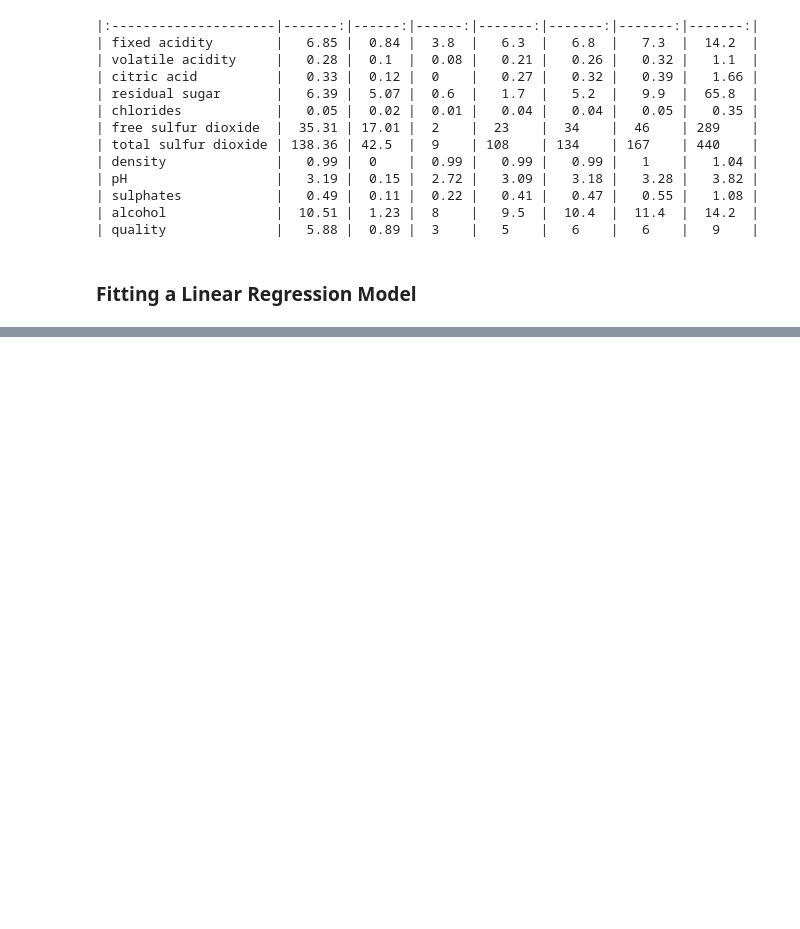
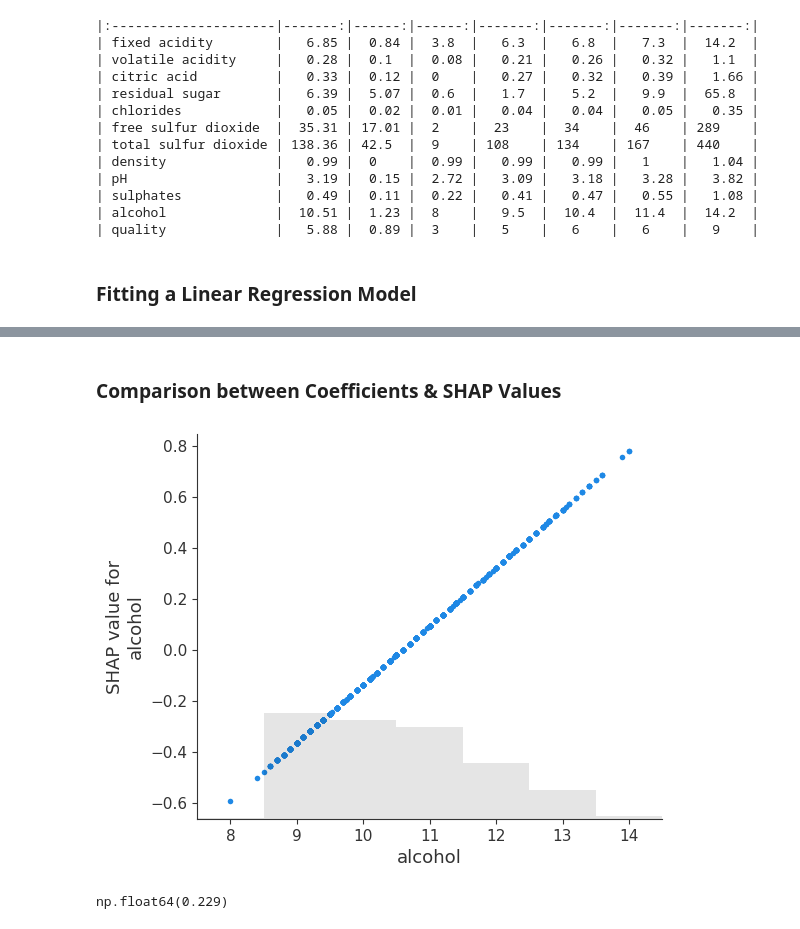
Before and after one commit to joakor89/Interpreting-ML-Models-with-SHAP, a Jupyter notebook: chap_07/S4LM.ipynb, the cells around one changed output, grey strips where cells are left out. Drawn from its saved outputs; the diff is of its cells as text; code cells hidden in the pictures; blank space fills up the shorter version.

```diff
--- a/chap_07/S4LM.ipynb
+++ b/chap_07/S4LM.ipynb
@@ -65,0 +179,14 @@ print(markdown_table)
+# %% [markdown]
+### Comparison between Coefficients & SHAP Values
+# %%
+shap.plots.scatter(shap_values[:, 'alcohol'])
+# %% [output]
+[figure, added]
+# %%
+feature = 'alcohol'
+
+ind = X_test.columns.get_loc(feature)
+
+coefs.coefficient[ind]
+# %% [output]
+np.float64(0.229)
```
Also changed, not shown: parts of 23 cells of this notebook, 1 other file.
